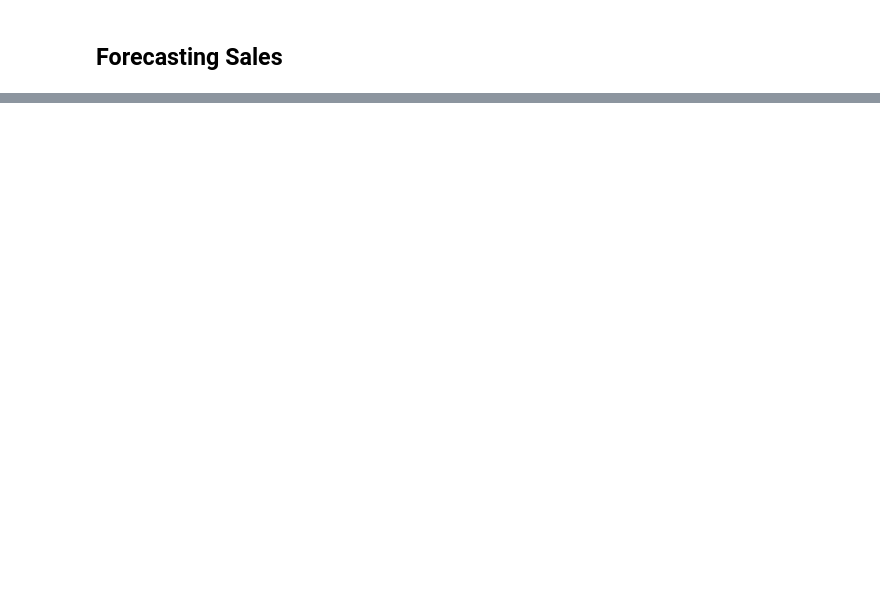
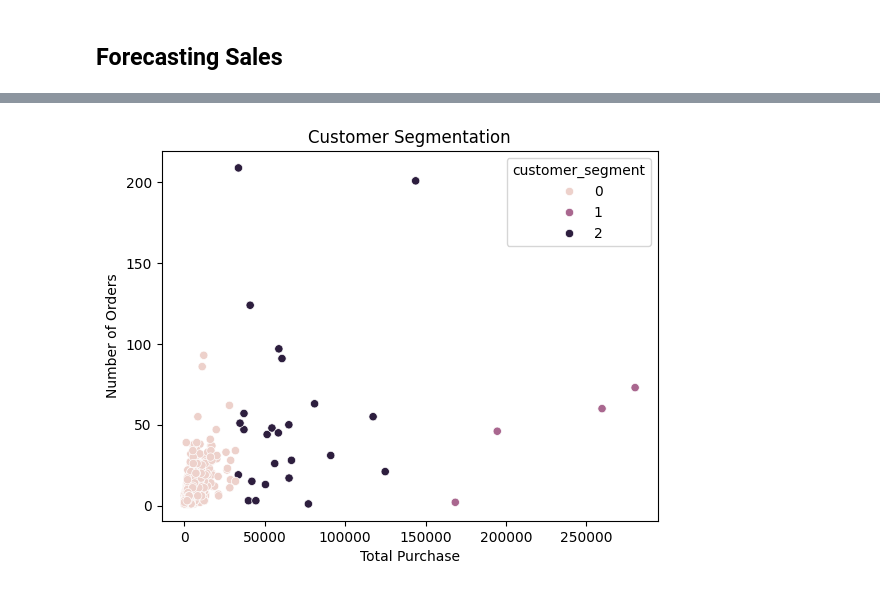
Before and after one commit to carissa406/e-commerce, a Jupyter notebook: ecommercesales.ipynb, the cells around one changed output, grey strips where cells are left out. Cells and saved outputs as stored; diff of their text form; code cells hidden in the pictures; blank space fills up the shorter version.

```diff
--- a/ecommercesales.ipynb
+++ b/ecommercesales.ipynb
@@ -407,14 +435,16 @@ Importing plotly failed. Interactive plots will not work.
+# %%
+features = sales.groupby('CustomerID').agg({'TotalSales': 'sum', 'InvoiceNo': 'nunique'}).reset_index()
+features.columns = ['CustomerID', 'total_purchase', 'num_orders']
 # %%
-
-# Customer Segmentation
 from sklearn.cluster import KMeans
 
-# Feature selection for clustering
-features = data[['customer_id', 'total_purchase', 'num_orders']]
 kmeans = KMeans(n_clusters=3)
-data['customer_segment'] = kmeans.fit_predict(features)
-
-# Visualization with seaborn
-sns.scatterplot(data=data, x='total_purchase', y='num_orders', hue='customer_segment')
-plt.title('Customer Segmentation')
-plt.show()
+features['customer_segment'] = kmeans.fit_predict(features[['total_purchase', 'num_orders']])
+# %%
+sns.scatterplot(data=features, x='total_purchase', y='num_orders', hue='customer_segment')
+plt.title('Customer Segmentation')
+plt.xlabel('Total Purchase')
+plt.ylabel('Number of Orders')
+plt.show()
+# %% [output]
+[figure, added]
```
Also changed, not shown: parts of 12 cells of this notebook.
